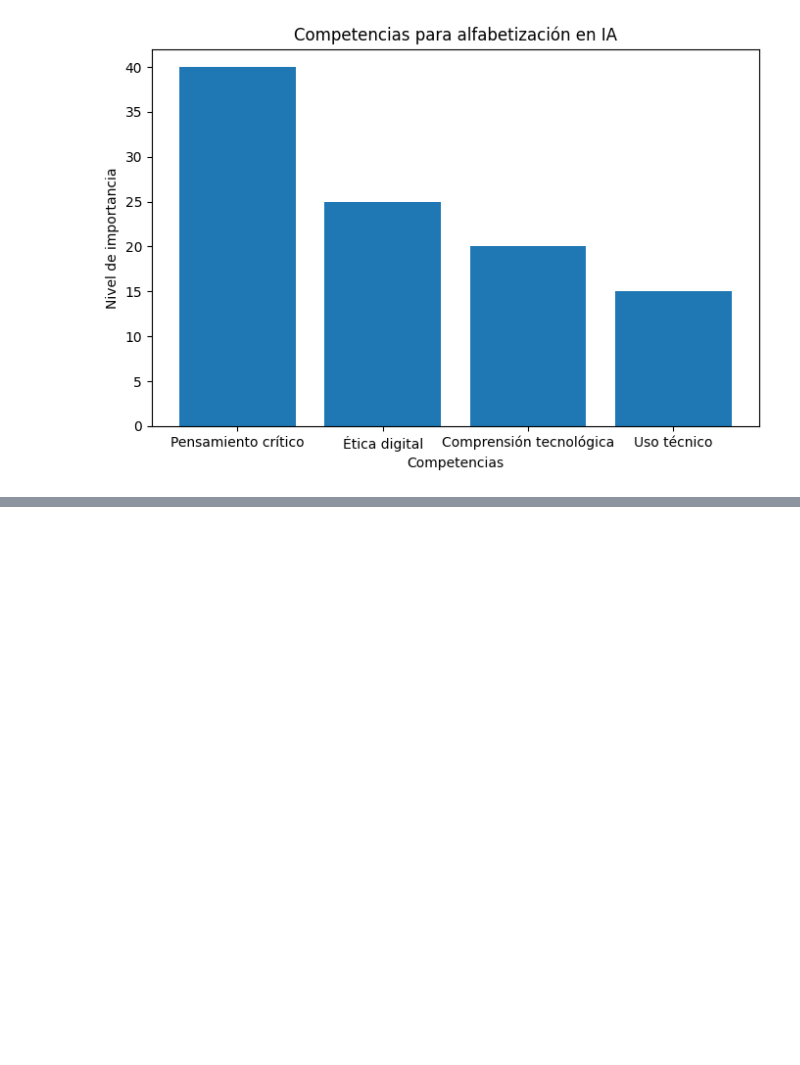
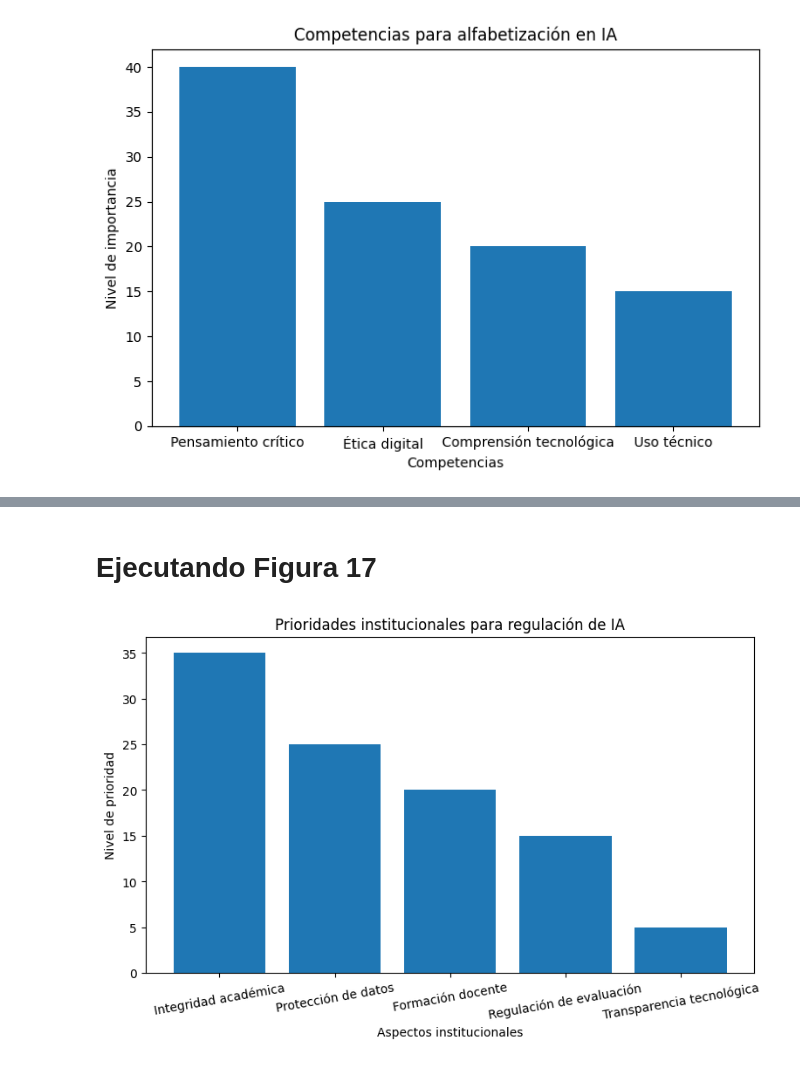
Before and after one commit to WinTux/20260516, a Jupyter notebook: Graficas_RubenGonzaloSoriaSoria.ipynb, the cells around one changed output, grey strips where cells are left out. Saved outputs shown, nothing was run; the diff lists cells and outputs as text; code cells hidden in the pictures; blank space fills up the shorter version.

```diff
--- a/Graficas_RubenGonzaloSoriaSoria.ipynb
+++ b/Graficas_RubenGonzaloSoriaSoria.ipynb
@@ -26,0 +52,25 @@ plt.show()
+# %% [markdown]
+# Ejecutando Figura 17
+# %%
+aspectos = [
+    'Integridad académica',
+    'Protección de datos',
+    'Formación docente',
+    'Regulación de evaluación',
+    'Transparencia tecnológica'
+]
+
+valores = [35, 25, 20, 15, 5]
+
+plt.figure(figsize=(9,5))
+plt.bar(aspectos, valores)
+
+plt.xlabel('Aspectos institucionales')
+plt.ylabel('Nivel de prioridad')
+plt.title('Prioridades institucionales para regulación de IA')
+
+plt.xticks(rotation=10)
+
+plt.show()
+# %% [output]
+[figure, added]
```
Also changed, not shown: parts of 3 cells of this notebook.
